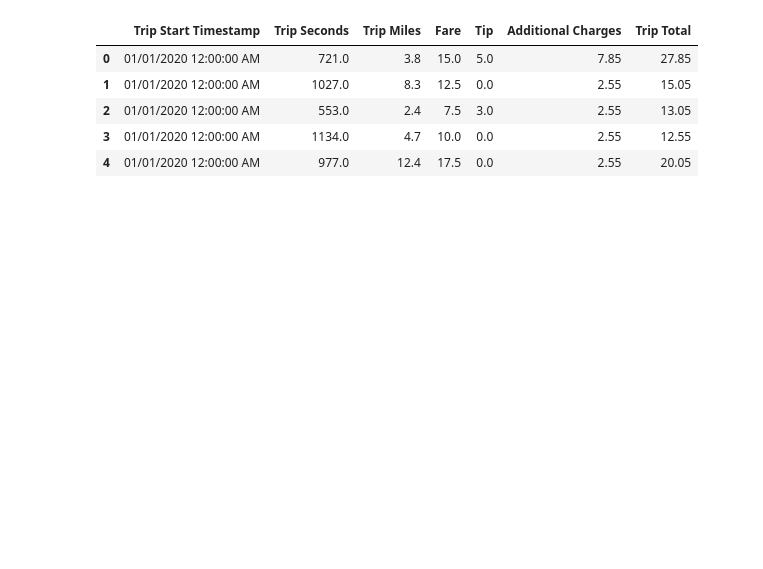
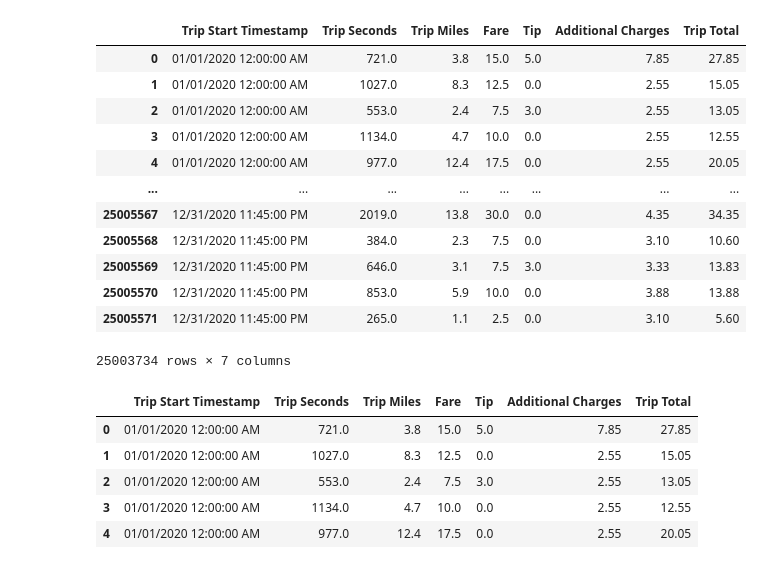
Before and after one commit to Slainte91/COVID-movement, a Jupyter notebook: rideshare/rideshare.ipynb, the cells around one changed output. Drawn from its saved outputs; the diff is of its cells as text; code cells hidden in the pictures; blank space fills up the shorter version.

```diff
--- a/rideshare/rideshare.ipynb
+++ b/rideshare/rideshare.ipynb
@@ -15,6 +15,23 @@ import numpy as np
 # %%
 clean_precov = pd.DataFrame(precov_data[['Trip Start Timestamp', 'Trip Seconds', 'Trip Miles', 'Fare', 'Tip', 'Additional Charges', 'Trip Total']])
 clean_postcov = pd.DataFrame(postcov_data[['Trip Start Timestamp', 'Trip Seconds', 'Trip Miles', 'Fare', 'Tip', 'Additional Charges', 'Trip Total']])
+# %%
+clean_precov.dropna()
+clean_postcov.dropna()
+# %% [output]
+|  | Trip Start Timestamp | Trip Seconds | Trip Miles | Fare | Tip | Additional Charges | Trip Total |
+| 0 | 01/01/2020 12:00:00 AM | 721.0 | 3.8 | 15.0 | 5.0 | 7.85 | 27.85 |
+| 1 | 01/01/2020 12:00:00 AM | 1027.0 | 8.3 | 12.5 | 0.0 | 2.55 | 15.05 |
+| 2 | 01/01/2020 12:00:00 AM | 553.0 | 2.4 | 7.5 | 3.0 | 2.55 | 13.05 |
+| 3 | 01/01/2020 12:00:00 AM | 1134.0 | 4.7 | 10.0 | 0.0 | 2.55 | 12.55 |
+| 4 | 01/01/2020 12:00:00 AM | 977.0 | 12.4 | 17.5 | 0.0 | 2.55 | 20.05 |
+| ... | ... | ... | ... | ... | ... | ... | ... |
+| 25005567 | 12/31/2020 11:45:00 PM | 2019.0 | 13.8 | 30.0 | 0.0 | 4.35 | 34.35 |
+| 25005568 | 12/31/2020 11:45:00 PM | 384.0 | 2.3 | 7.5 | 0.0 | 3.10 | 10.60 |
+| 25005569 | 12/31/2020 11:45:00 PM | 646.0 | 3.1 | 7.5 | 3.0 | 3.33 | 13.83 |
+| 25005570 | 12/31/2020 11:45:00 PM | 853.0 | 5.9 | 10.0 | 0.0 | 3.88 | 13.88 |
+| 25005571 | 12/31/2020 11:45:00 PM | 265.0 | 1.1 | 2.5 | 0.0 | 3.10 | 5.60 |
+25003734 rows × 7 columns
 # %%
 clean_postcov.head()
 # %% [output]
```
Also changed, not shown: parts of 3 cells of this notebook.
